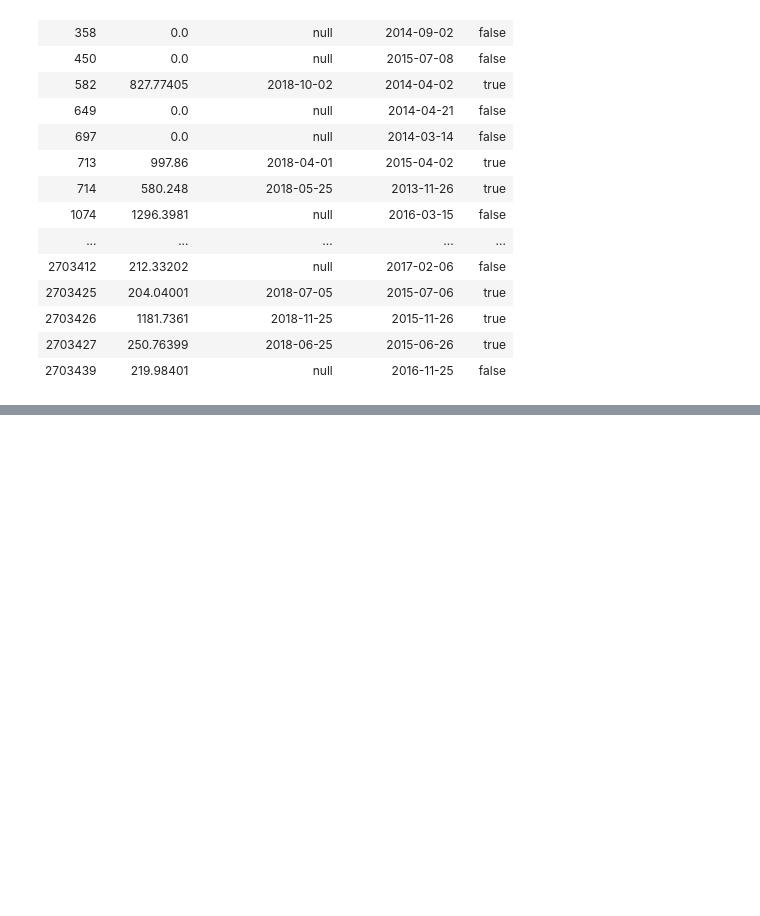
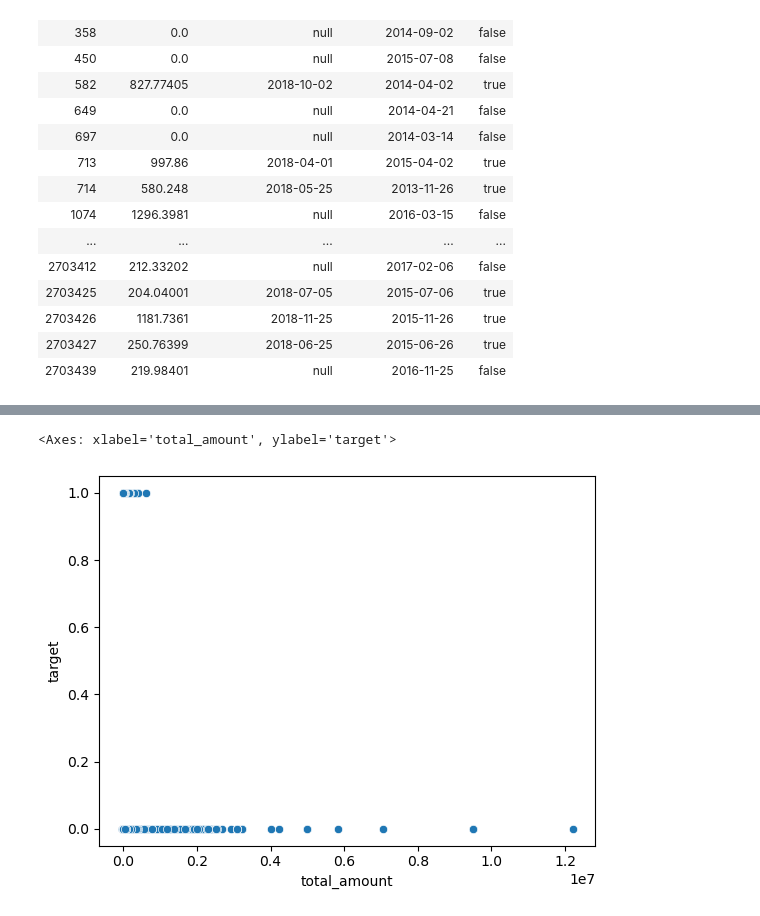
Before and after one commit to MangooH/home_credit, a Jupyter notebook: feature_engineering/deposit.ipynb, the cells around one changed output, grey strips where cells are left out. Drawn from its saved outputs; the diff is of its cells as text; code cells hidden in the pictures; blank space fills up the shorter version.

```diff
--- a/feature_engineering/deposit.ipynb
+++ b/feature_engineering/deposit.ipynb
@@ -216,0 +219,4 @@ shape: (79_066, 5)
+# %%
+df = df.select(pl.col('case_id', 'amount_416A'))
+# %%
+df = df.group_by('case_id').agg(pl.sum('amount_416A').alias('total_amount')).sort(by='case_id')
@@ -216,0 +230,4 @@ shape: (79_066, 5)
+# %%
+base = base.join(df, how='left', on='case_id')
+# %%
+data = base.to_pandas()
@@ -216,0 +263,5 @@ shape: (79_066, 5)
+# %%
+sns.scatterplot(data, x = 'total_amount', y='target')
+# %% [output]
+<Axes: xlabel='total_amount', ylabel='target'>
+[figure, added]
```
Also changed, not shown: parts of 5 cells of this notebook, 2 other files.
